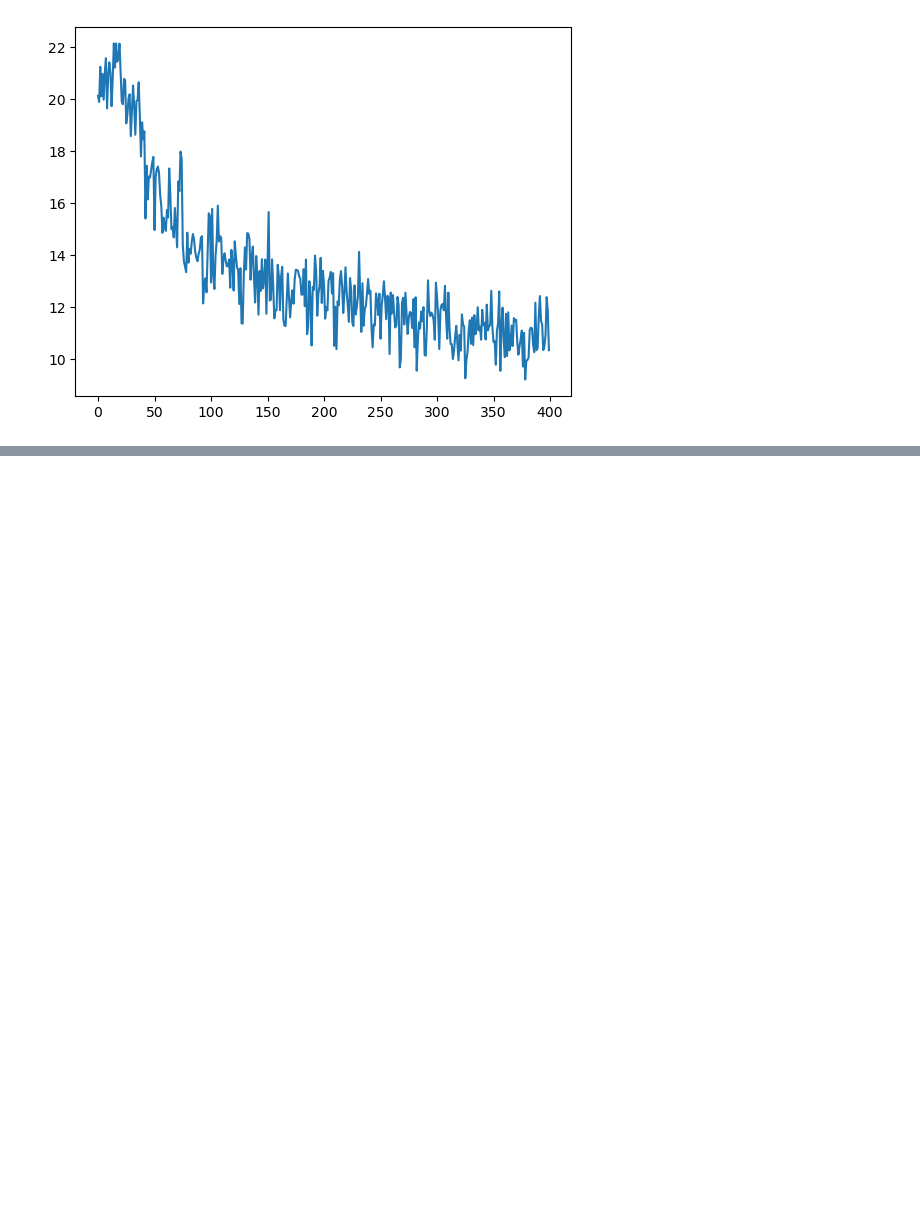
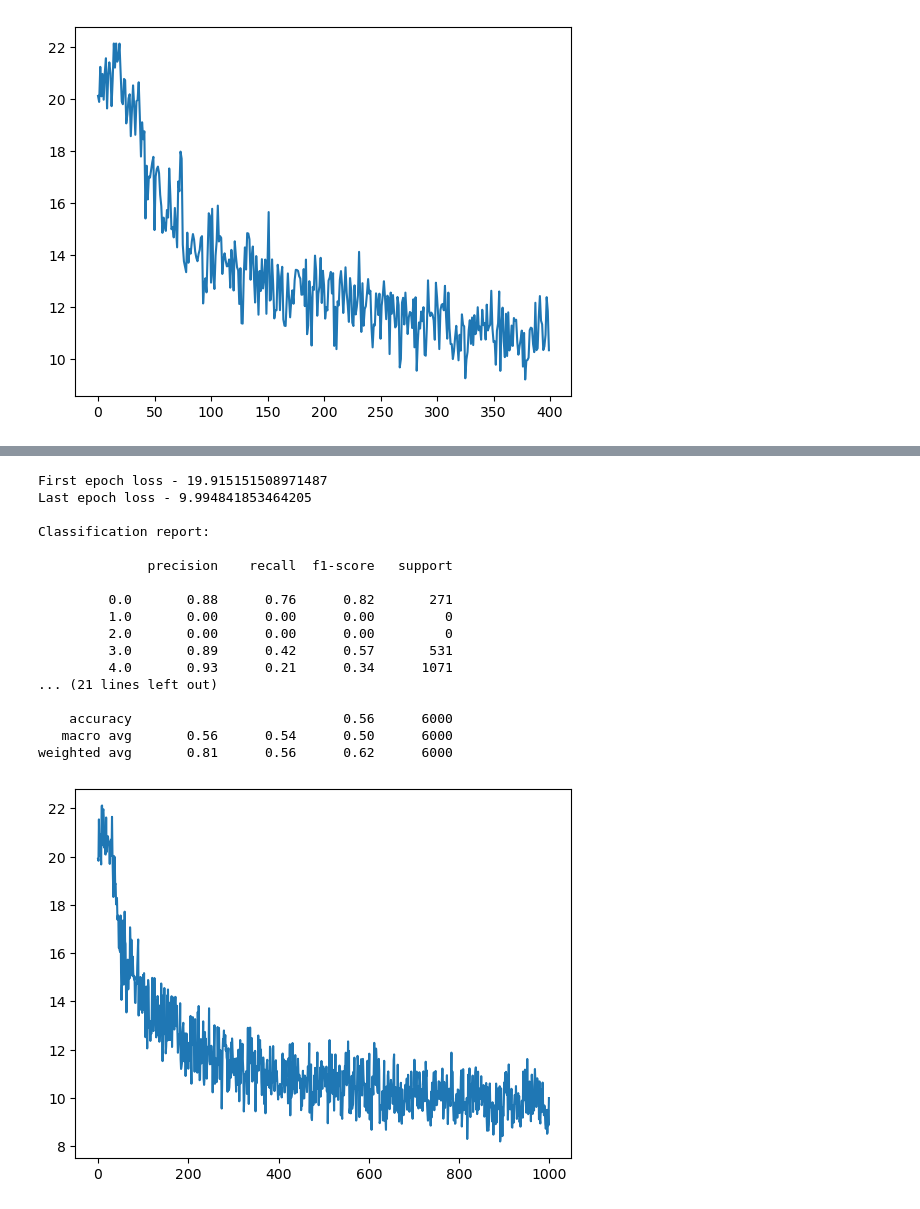
Before and after one commit to whoismuch/linear-models, a Jupyter notebook: linear-models.ipynb, the cells around one changed output, grey strips where cells are left out. Drawn from its saved outputs; the diff is of its cells as text; code cells hidden in the pictures; blank space fills up the shorter version.

```diff
--- a/linear-models.ipynb
+++ b/linear-models.ipynb
@@ -345,0 +461,36 @@ weighted avg       0.79      0.53      0.60      6000
+# %%
+
+logRegression = VasKhumLogisticRegression(feature_num, classes_num, 0.01)
+epoch_losses = logRegression.fit(X_train, y_train, 1000)
+# nn.feedforward(X_train.iloc[0].values)
+# nn._backprop(pd.DataFrame(y_train_two_outs).iloc[0].values)
+plt.plot(epoch_losses)
+print(f"First epoch loss - {epoch_losses[0]}\nLast epoch loss - {epoch_losses[-1]}")
+
+y_pred_raw = logRegression.predict(X_test)
+from sklearn.metrics import classification_report
+
+y_pred = indicator_for_arr(y_pred_raw)
+y_test_t = indicator_for_arr(y_test)
+
+print('\nClassification report:\n')
+print(classification_report(y_pred, y_test_t))
+# %% [output]
+First epoch loss - 19.915151508971487
+Last epoch loss - 9.994841853464205
+
+Classification report:
+
+              precision    recall  f1-score   support
+
+         0.0       0.88      0.76      0.82       271
+         1.0       0.00      0.00      0.00         0
+         2.0       0.00      0.00      0.00         0
+         3.0       0.89      0.42      0.57       531
+         4.0       0.93      0.21      0.34      1071
+... (21 lines left out)
+
+    accuracy                           0.56      6000
+   macro avg       0.56      0.54      0.50      6000
+weighted avg       0.81      0.56      0.62      6000
+[figure, added]
```
Also changed, not shown: parts of 7 cells of this notebook.
